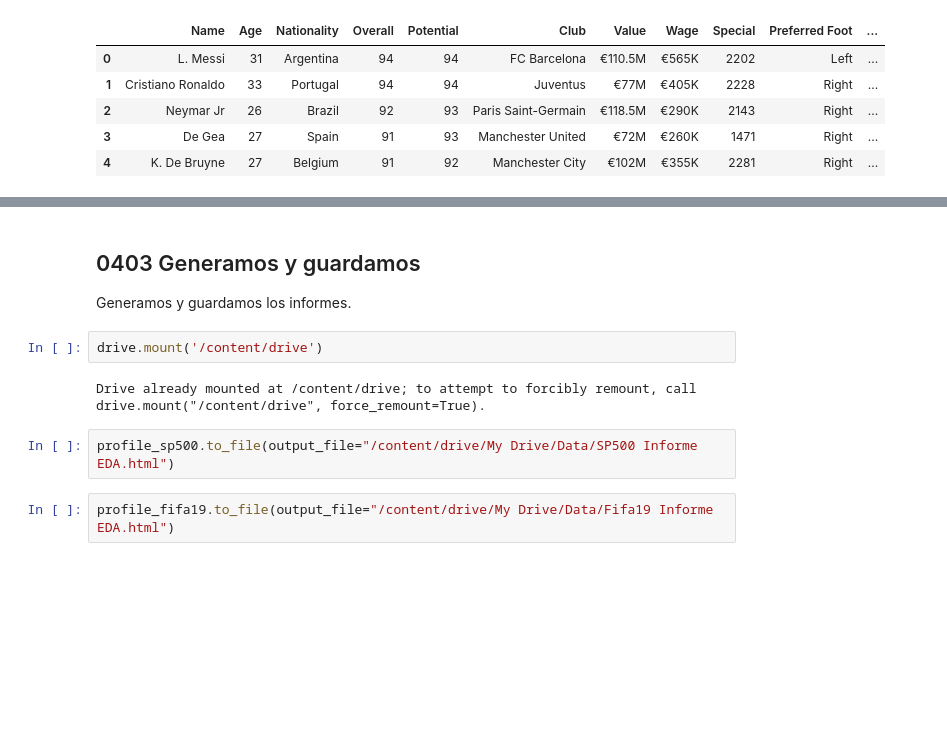
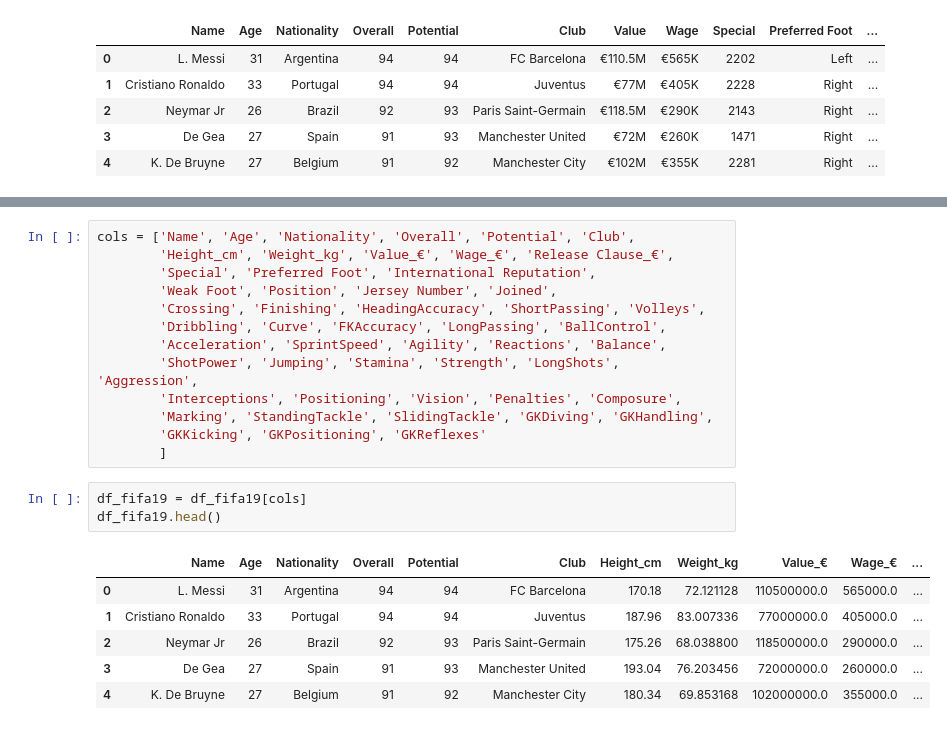
Before and after one commit to JotaBlanco/TheValley, a Jupyter notebook: Notebooks/02-analisis-exploratorio-visual/EJERCICIO_4___EDA_Visual_Barsa_Madrid.ipynb, the cells around one changed output, grey strips where cells are left out. Drawn from its saved outputs; the diff is of its cells as text; blank space fills up the shorter version.

```diff
--- a/Notebooks/02-analisis-exploratorio-visual/EJERCICIO_4___EDA_Visual_Barsa_Madrid.ipynb
+++ b/Notebooks/02-analisis-exploratorio-visual/EJERCICIO_4___EDA_Visual_Barsa_Madrid.ipynb
@@ -765,11 +48,23 @@ profile_fifa19 = ProfileReport(df_fifa19.loc[:5000, cols],
-# %% [markdown]
-## 0403 Generamos y guardamos
-Generamos y guardamos los informes.
-# %%
-drive.mount('/content/drive')
-# %% [output]
-Drive already mounted at /content/drive; to attempt to forcibly remount, call drive.mount("/content/drive", force_remount=True).
-# %%
-profile_sp500.to_file(output_file="/content/drive/My Drive/Data/SP500 Informe EDA.html")
-# %%
-profile_fifa19.to_file(output_file="/content/drive/My Drive/Data/Fifa19 Informe EDA.html")
+# %%
+cols = ['Name', 'Age', 'Nationality', 'Overall', 'Potential', 'Club',
+        'Height_cm', 'Weight_kg', 'Value_€', 'Wage_€', 'Release Clause_€',
+        'Special', 'Preferred Foot', 'International Reputation',
+        'Weak Foot', 'Position', 'Jersey Number', 'Joined',
+        'Crossing', 'Finishing', 'HeadingAccuracy', 'ShortPassing', 'Volleys',
+        'Dribbling', 'Curve', 'FKAccuracy', 'LongPassing', 'BallControl',
+        'Acceleration', 'SprintSpeed', 'Agility', 'Reactions', 'Balance',
+        'ShotPower', 'Jumping', 'Stamina', 'Strength', 'LongShots', 'Aggression',
+        'Interceptions', 'Positioning', 'Vision', 'Penalties', 'Composure',
+        'Marking', 'StandingTackle', 'SlidingTackle', 'GKDiving', 'GKHandling',
+        'GKKicking', 'GKPositioning', 'GKReflexes'
+        ]
+# %%
+df_fifa19 = df_fifa19[cols]
+df_fifa19.head()
+# %% [output]
+|  | Name | Age | Nationality | Overall | Potential | Club | Height_cm | Weight_kg | Value_€ | Wage_€ | ... |
+| 0 | L. Messi | 31 | Argentina | 94 | 94 | FC Barcelona | 170.18 | 72.121128 | 110500000.0 | 565000.0 | ... |
+| 1 | Cristiano Ronaldo | 33 | Portugal | 94 | 94 | Juventus | 187.96 | 83.007336 | 77000000.0 | 405000.0 | ... |
+| 2 | Neymar Jr | 26 | Brazil | 92 | 93 | Paris Saint-Germain | 175.26 | 68.038800 | 118500000.0 | 290000.0 | ... |
+| 3 | De Gea | 27 | Spain | 91 | 93 | Manchester United | 193.04 | 76.203456 | 72000000.0 | 260000.0 | ... |
+| 4 | K. De Bruyne | 27 | Belgium | 91 | 92 | Manchester City | 180.34 | 69.853168 | 102000000.0 | 355000.0 | ... |
```
Also changed, not shown: parts of 114 cells of this notebook.
